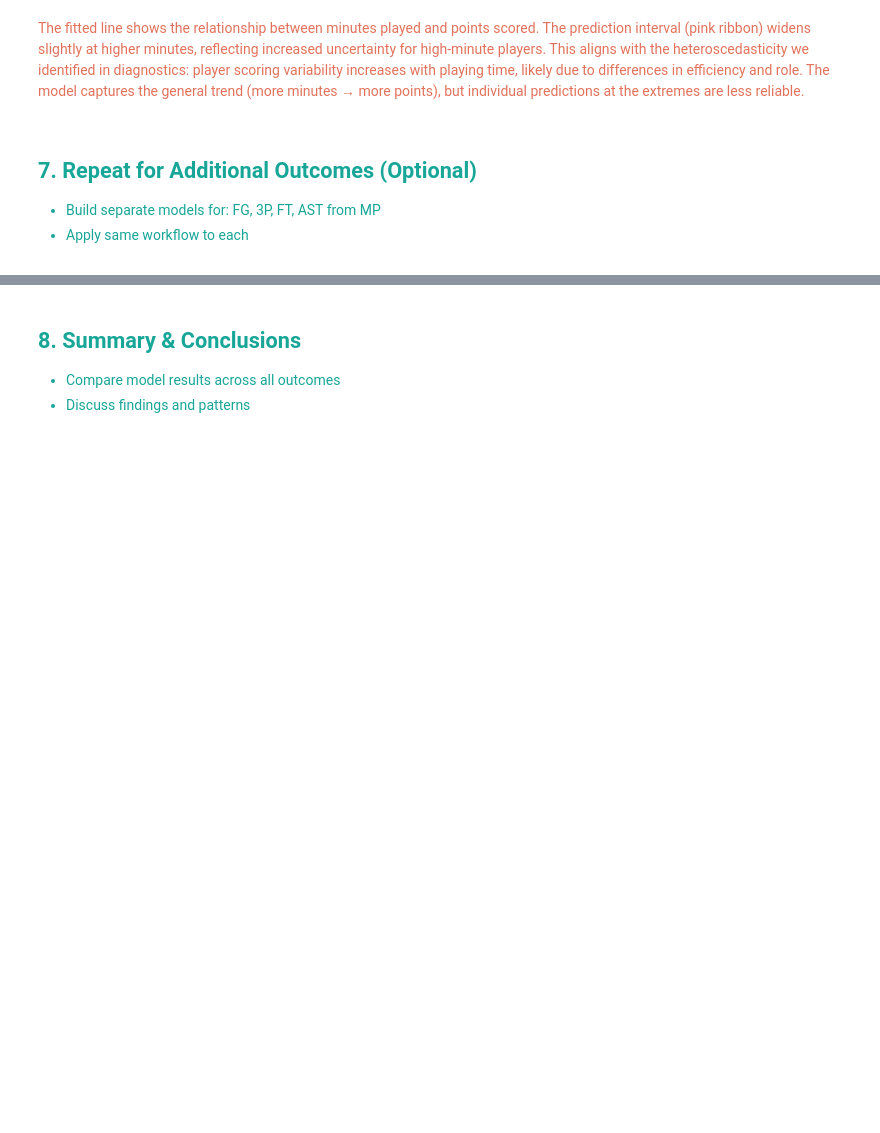
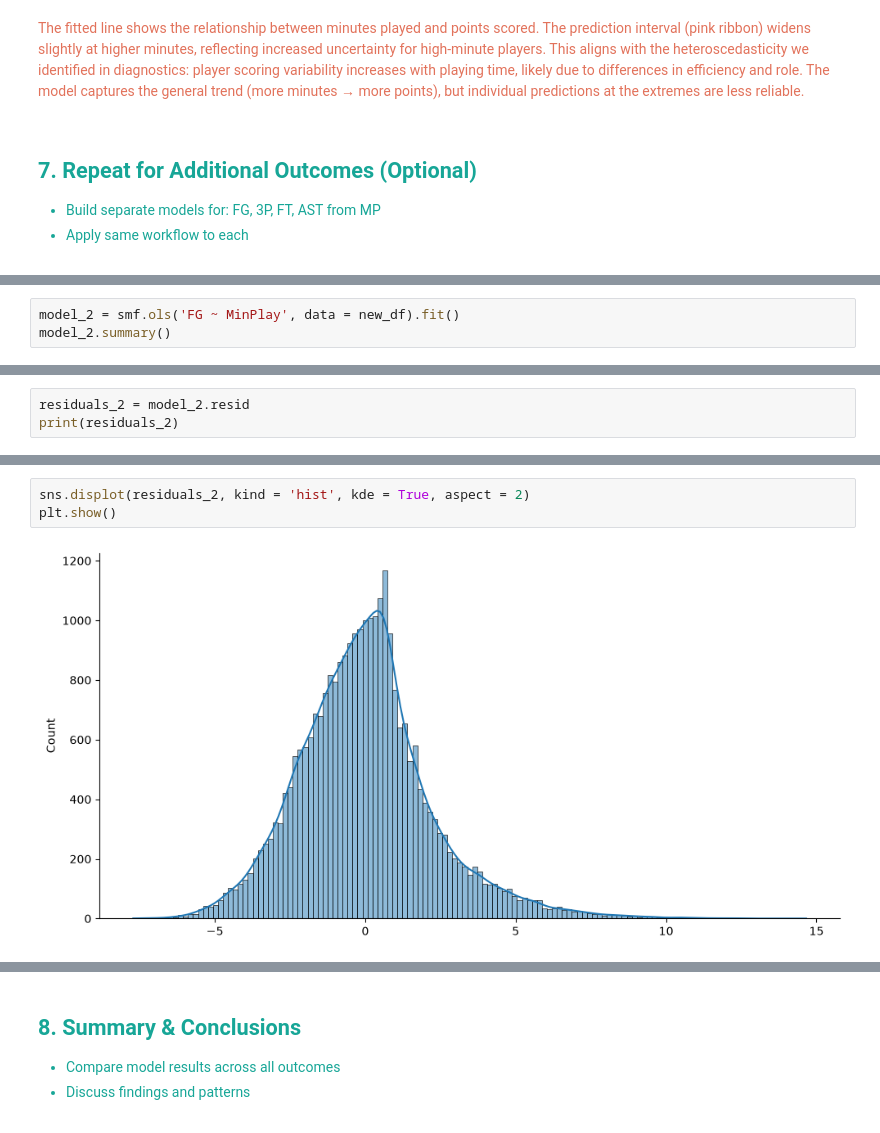
Before and after one commit to awomann/nba-prediction, a Jupyter notebook: NBA_Predictive_Analytics.ipynb, the cells around one changed output, grey strips where cells are left out. Saved outputs shown, nothing was run; the diff lists cells and outputs as text; blank space fills up the shorter version.

Commit message:
Add Field Goals model: diagnostics reveal strong heteroscedasticity and non-normality at extremes

```diff
--- a/NBA_Predictive_Analytics.ipynb
+++ b/NBA_Predictive_Analytics.ipynb
@@ -858,0 +881,3 @@ The fitted line shows the relationship between minutes played and points scored.
+# %%
+model_2 = smf.ols('FG ~ MinPlay', data = new_df).fit()
+model_2.summary()
@@ -858,0 +920,3 @@ The fitted line shows the relationship between minutes played and points scored.
+# %%
+residuals_2 = model_2.resid
+print(residuals_2)
@@ -858,0 +936,5 @@ The fitted line shows the relationship between minutes played and points scored.
+# %%
+sns.displot(residuals_2, kind = 'hist', kde = True, aspect = 2)
+plt.show()
+# %% [output]
+[figure, added]
```
Also changed, not shown: parts of 13 cells of this notebook, 2 other files.
